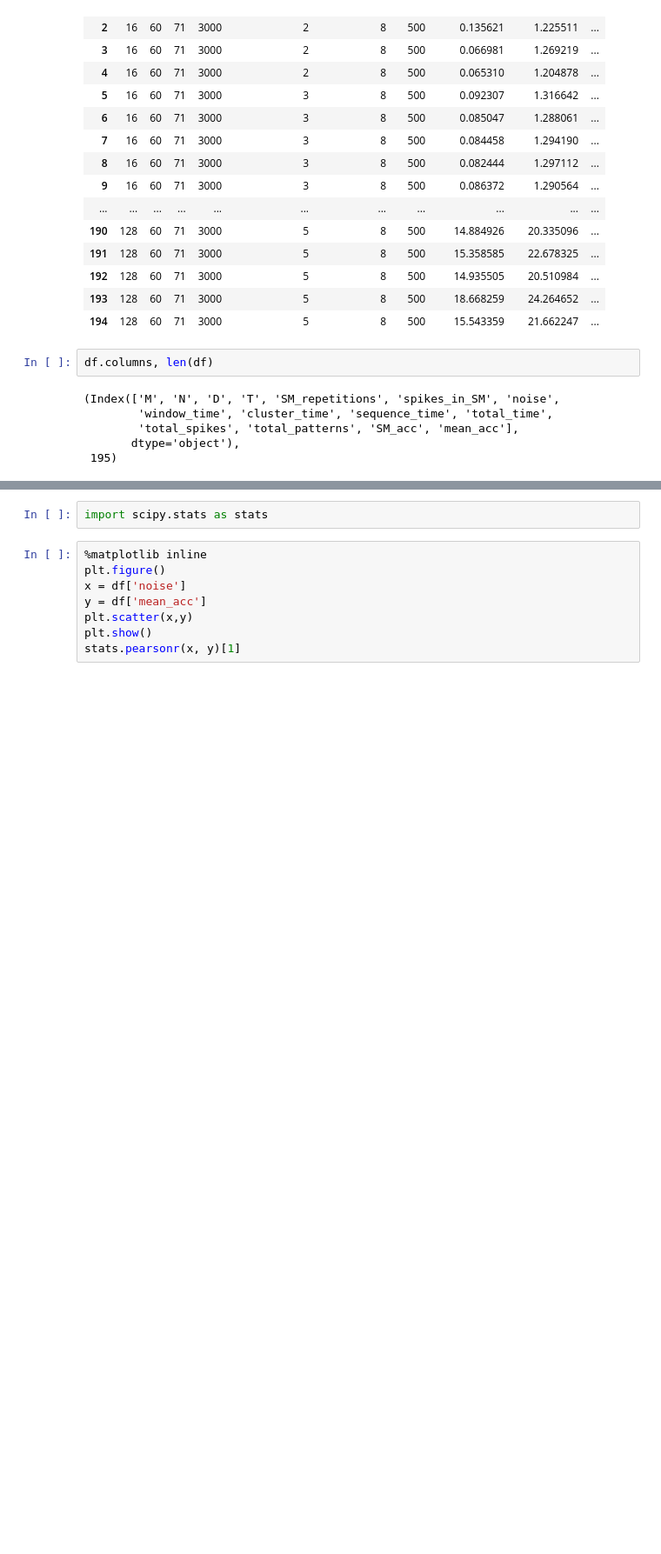
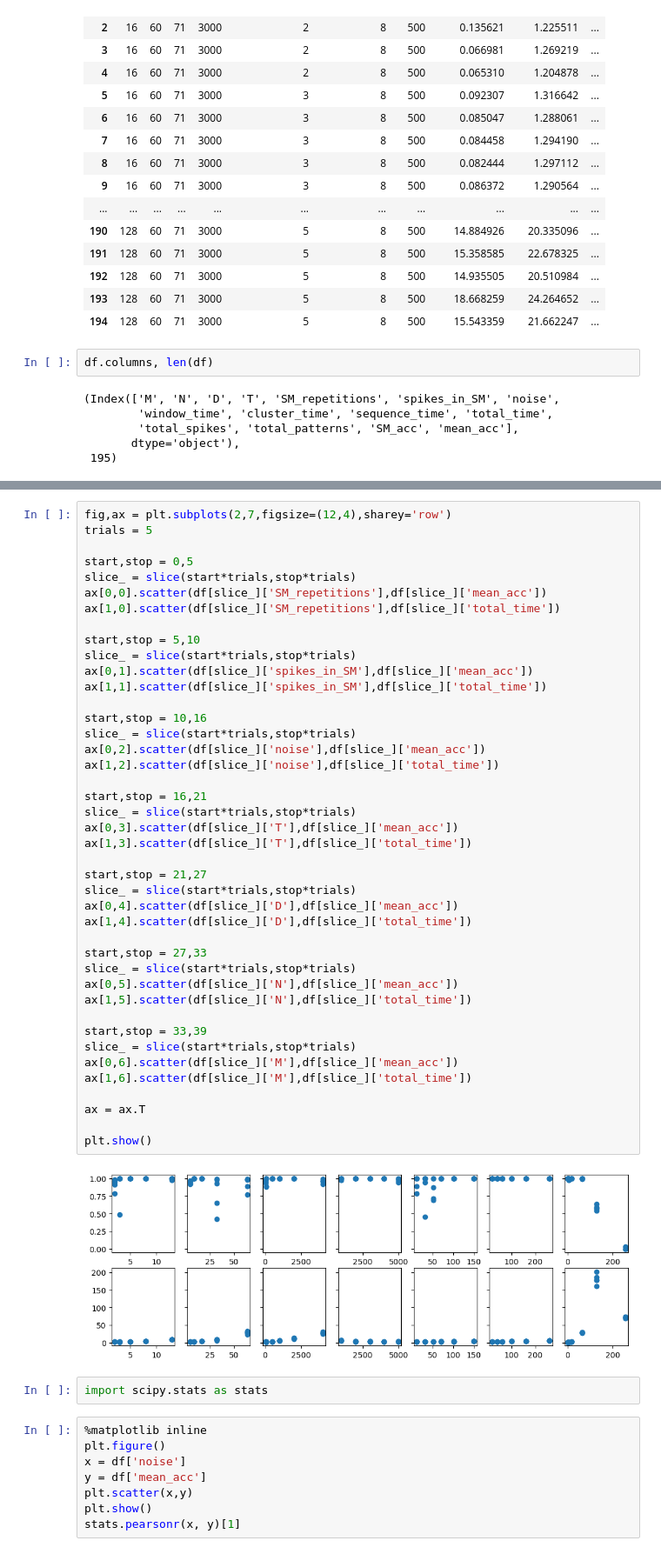
Before and after one commit to CosmicSurgery/thesis_notebooks, a Jupyter notebook: 2023.10.05 - Final Drafts v2/2023.10.06 - UL-HDP figures.ipynb, the cells around one changed output, grey strips where cells are left out. Shown at 87% size. Cells and saved outputs as stored; diff of their text form; blank space fills up the shorter version.

```diff
--- a/2023.10.05 - Final Drafts v2/2023.10.06 - UL-HDP figures.ipynb
+++ b/2023.10.05 - Final Drafts v2/2023.10.06 - UL-HDP figures.ipynb
@@ -48,3 +99,47 @@ df.columns, len(df)
+# %%
+fig,ax = plt.subplots(2,7,figsize=(12,4),sharey='row')
+trials = 5
+
+start,stop = 0,5
+slice_ = slice(start*trials,stop*trials)
+ax[0,0].scatter(df[slice_]['SM_repetitions'],df[slice_]['mean_acc'])
+ax[1,0].scatter(df[slice_]['SM_repetitions'],df[slice_]['total_time'])
+
+start,stop = 5,10
+slice_ = slice(start*trials,stop*trials)
+ax[0,1].scatter(df[slice_]['spikes_in_SM'],df[slice_]['mean_acc'])
+ax[1,1].scatter(df[slice_]['spikes_in_SM'],df[slice_]['total_time'])
+
+start,stop = 10,16
+slice_ = slice(start*trials,stop*trials)
+ax[0,2].scatter(df[slice_]['noise'],df[slice_]['mean_acc'])
+ax[1,2].scatter(df[slice_]['noise'],df[slice_]['total_time'])
+
+start,stop = 16,21
+slice_ = slice(start*trials,stop*trials)
+ax[0,3].scatter(df[slice_]['T'],df[slice_]['mean_acc'])
+ax[1,3].scatter(df[slice_]['T'],df[slice_]['total_time'])
+
+start,stop = 21,27
+slice_ = slice(start*trials,stop*trials)
+ax[0,4].scatter(df[slice_]['D'],df[slice_]['mean_acc'])
+ax[1,4].scatter(df[slice_]['D'],df[slice_]['total_time'])
+
+start,stop = 27,33
+slice_ = slice(start*trials,stop*trials)
+ax[0,5].scatter(df[slice_]['N'],df[slice_]['mean_acc'])
+ax[1,5].scatter(df[slice_]['N'],df[slice_]['total_time'])
+
+start,stop = 33,39
+slice_ = slice(start*trials,stop*trials)
+ax[0,6].scatter(df[slice_]['M'],df[slice_]['mean_acc'])
+ax[1,6].scatter(df[slice_]['M'],df[slice_]['total_time'])
+
+ax = ax.T
+
+plt.show()
+# %% [output]
+[figure, added]
 # %%
 import scipy.stats as stats
 # %%
```
Also changed, not shown: parts of 4 cells of this notebook, 2 other files.
